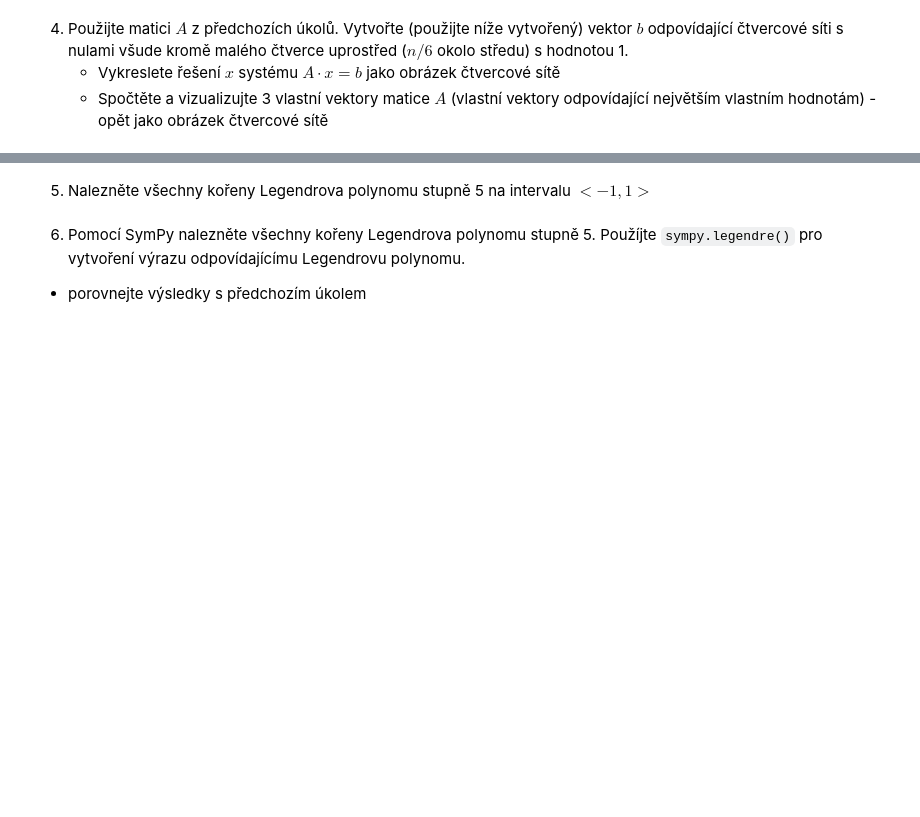
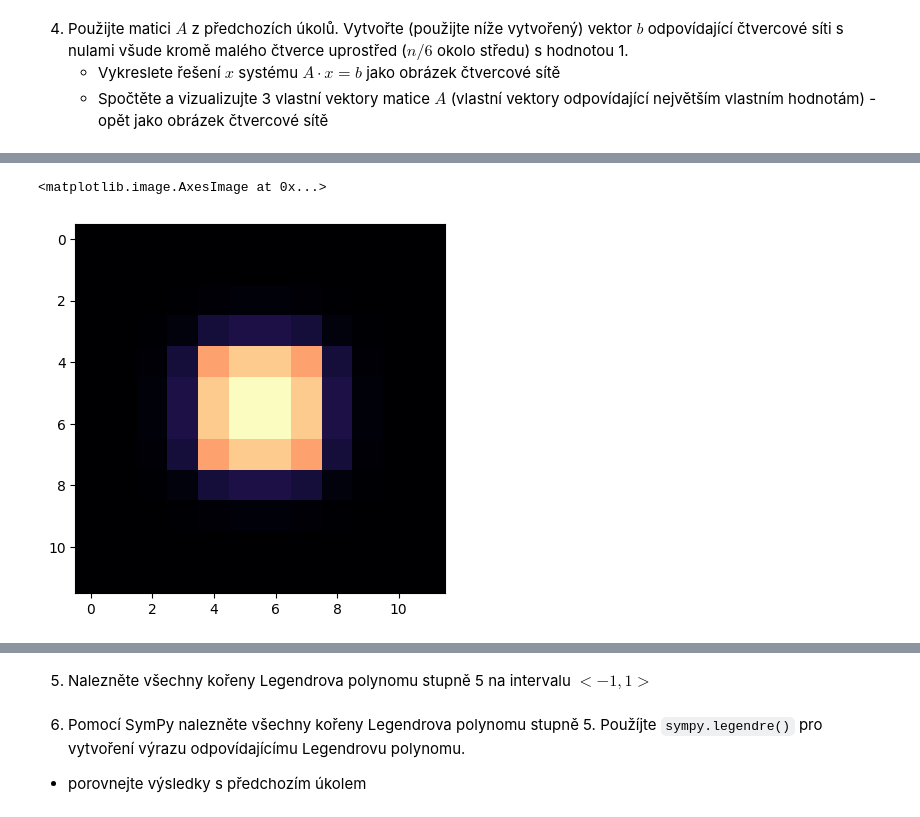
Before and after one commit to MAR0897/VVP_ukoly_MAR0897, a Jupyter notebook: 05_ukoly.ipynb, the cells around one changed output, grey strips where cells are left out. Saved outputs shown, nothing was run; the diff lists cells and outputs as text; code cells hidden in the pictures; blank space fills up the shorter version.

```diff
--- a/05_ukoly.ipynb
+++ b/05_ukoly.ipynb
@@ -108,19 +108,19 @@ epsilon = 0.1
 def A_efficiently(n, epsilon):
     ## --- Mimodiagonální prvky
     # Vnitřní horizontální hrany
-    horizontal_up_idx = # TODO - vytvořte indexy buněk nad hranou
-    horizontal_low_idx = # TODO - vytvořte indexy buněk pod hranou
-    row_horizontal = # TODO - vytvořte indexy řádků pro vnitřní horizontální hrany
-    col_horizontal = # TODO - vytvořte indexy sloupců pro vnitřní horizontální hrany
+    horizontal_up_idx = np.arange(n*n-n)
+    horizontal_low_idx = np.arange(n, n*n)
+    row_horizontal = np.hstack((horizontal_up_idx,horizontal_low_idx))
+    col_horizontal = np.hstack((horizontal_low_idx,horizontal_up_idx))
     data_horizontal = -epsilon * np.ones(2 * (n * n - n)) # data jsou vždy stejná
 
 
     # Vnitřní vertikální hrany
     index_matrix_vertical = np.arange(n * n).reshape((n, n)).T.flatten() # indexy buněk přeházené pro vertikální hranu
-    vertical_left_idx = # TODO použijte index_matrix_vertical[...] pro vytvoření indexů buněk vlevo od hran
-    vertical_right_idx = # TODO použijte index_matrix_vertical[...] pro vytvoření indexů buněk vpravo od hran
-    row_vertical = # TODO - vytvořte indexy řádků pro vnitřní vertikální hrany
-    col_vertical = # TODO - vytvořte indexy sloupců pro vnitřní vertikální hrany
+    vertical_left_idx = index_matrix_vertical[np.arange(n, n*n)]
+    vertical_right_idx = index_matrix_vertical[np.arange(n*n-n)]
+    row_vertical = np.hstack((vertical_left_idx,vertical_right_idx))
+    col_vertical = np.hstack((vertical_right_idx,vertical_left_idx))
     data_vertical = -epsilon * np.ones(2 * (n * n - n)) # data jsou vždy stejná
 
     ## --- Diagonála (všechny prvky)
@@ -131,20 +131,19 @@ def A_efficiently(n, epsilon):
 
     # odečteme epsilon pro každou z hran
     # horní hrana
-    # TODO - odečtěte epsilon pro horní hranu
+    data_diag[:n] -= epsilon
     # dolní hrana
-    # TODO - odečtěte epsilon pro dolní hranu
+    data_diag[::n] -= epsilon
     # levá hrana
-    # TODO - odečtěte epsilon pro levou hranu
+    data_diag[n-1::n] -= epsilon
     # pravá hrana
-    # TODO - odečtěte epsilon pro pravou hranu
+    data_diag[n*n-n:n*n] -= epsilon
 
     ## --- spojení všech vektorů a sestavení matice
     # spojíme všechny vnitřní hrany a diagonálu
     row = np.hstack((row_idx_diag, row_horizontal, row_vertical))
     col = np.hstack((col_idx_diag, col_horizontal, col_vertical))
     data = np.hstack((data_diag, data_horizontal, data_vertical))
-
     # vyrobíme matici
     A_efficiently = csr_matrix((data, (row, col)))
 
@@ -169,6 +181,11 @@ plt.imshow(b.reshape((n, n)))
 # %%
 import scipy as sp
 
 # TODO - vyřešte lineární rovnici A x = b a vykreselete výsledek
+x = sp.sparse.linalg.spsolve(A, b)
+plt.imshow(x.reshape((n, n)), cmap='magma')
+# %% [output]
+<matplotlib.image.AxesImage at 0x...>
+[figure, added]
 # %%
 # TODO - spočtěte a vykreslete vlastní vektory matice A
```
Also changed, not shown: parts of 3 cells of this notebook.
